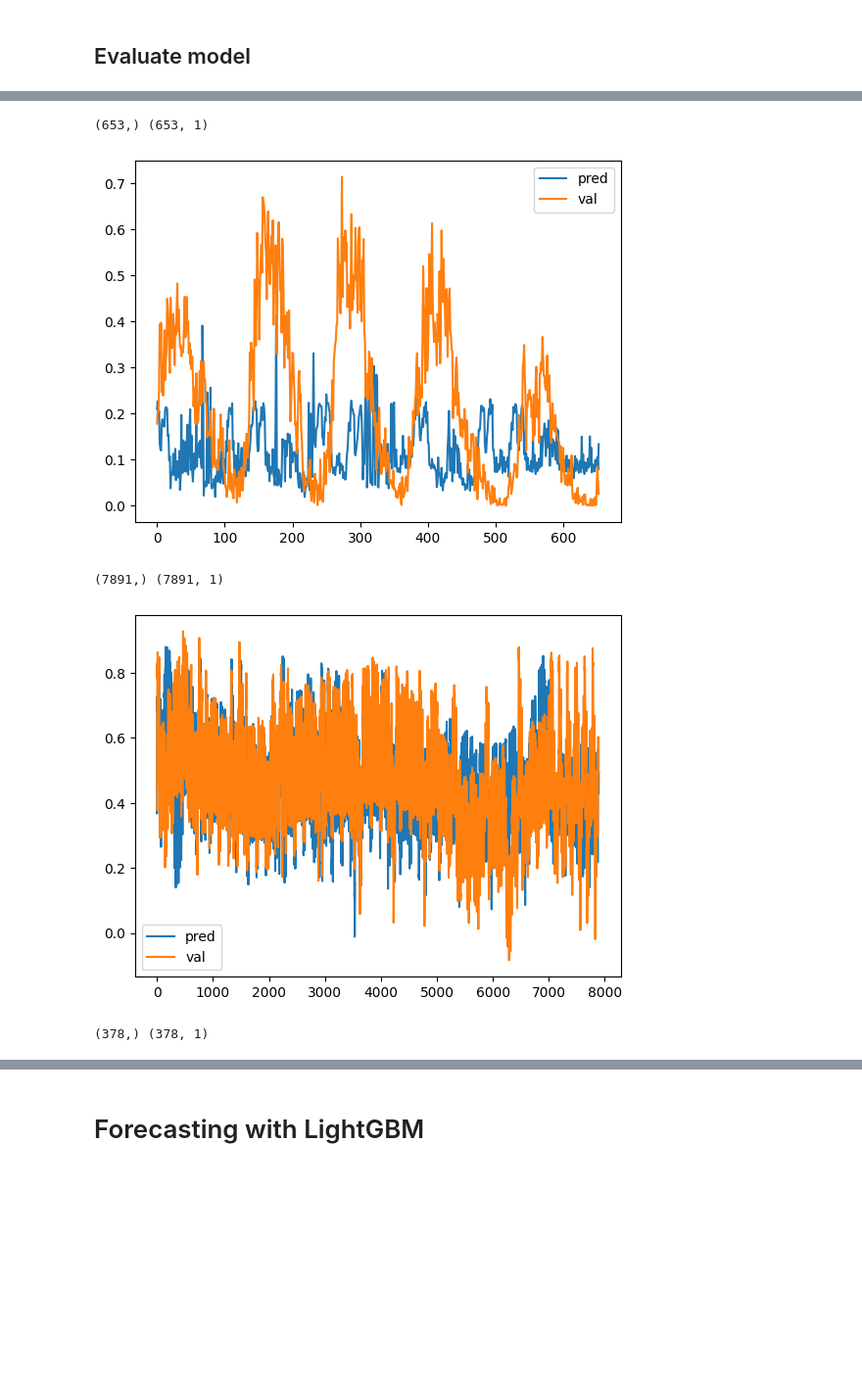
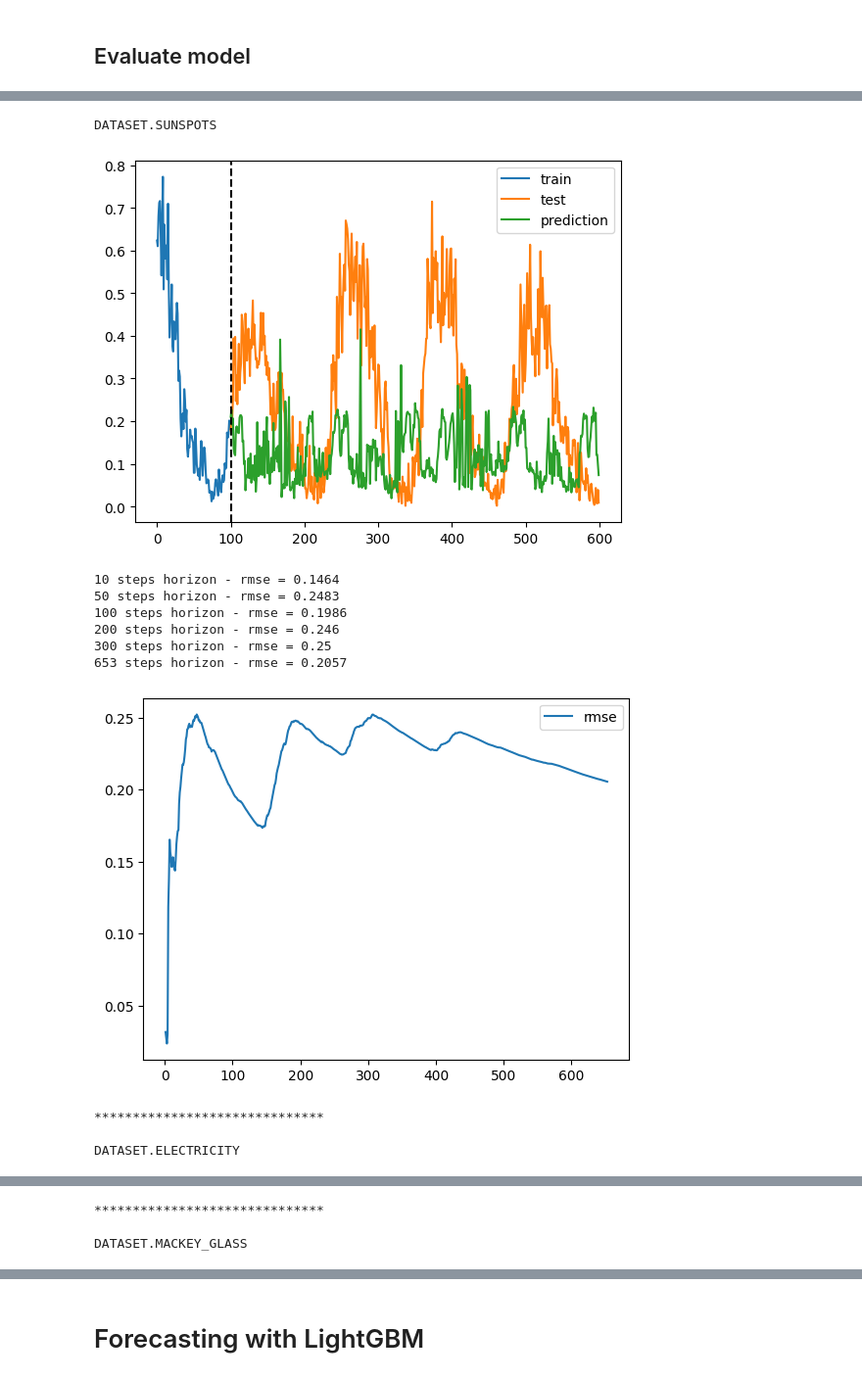
Before and after one commit to czyjtu/time-series-forecasting, a Jupyter notebook: notebooks/boosting_all_datasets.ipynb, the cells around one changed output, grey strips where cells are left out. Shown at 98% size. Cells and saved outputs as stored; diff of their text form; code cells hidden in the pictures; blank space fills up the shorter version.

```diff
--- a/notebooks/boosting_all_datasets.ipynb
+++ b/notebooks/boosting_all_datasets.ipynb
@@ -20,3 +34,15 @@ temperature = dl.DataLoader(dl.DATASET.TEMPERATURE)
+# %%
+def calculate_rmse(y_test, y_hat_test):
+    se = (y_hat_test - y_test) ** 2
+    predicted_days = np.arange(1, se.shape[0]+1)
+    rmse = np.sqrt(np.cumsum(se) / predicted_days)
+
+    for h in [10, 50, 100, 200, 300, 1000, y_test.shape[0]]:
+        if h > y_test.shape[0]:
+            continue
+        print(f"{h} steps horizon - rmse = {round(rmse[h-1], 4)}")
+
+    sns.lineplot(y=rmse, x=predicted_days, label="rmse")
 # %%
 sns.lineplot(data=sunspots.train_df, x="ds", y="y")
 sns.lineplot(data=sunspots.val_df, x="ds", y="y")
@@ -118,3 +135,20 @@ DATASET.TEMPERATURE
 (1509, 2)
 # %% [markdown]
 ## Evaluate model
+# %%
+forecasts = {}
+for dataset in datasets:
+    y_val = dataset.y_val
+    model = models[dataset.name]
+    y_pred = model.forecast(y_val)
+
+    print(dataset.name)
+
+    plot_predictions(dataset.y_train[-MAX_PLOT_TRAIN: ].flatten(), y_val[:MAX_PLOT_HORIZON].flatten(), y_pred[:MAX_PLOT_HORIZON].flatten())
+    plt.show()
+
+    calculate_rmse(y_val.flatten(), y_pred.flatten())
+    plt.show()
+    print()
+    print("*" * 30)
+    print()
@@ -121,18 +276,31 @@ DATASET.TEMPERATURE
 # %%
 forecasts = {}
-for i, dataset in enumerate(datasets):
+for dataset in datasets:
     y_val = dataset.y_val
     df_val = pd.DataFrame({"ds": dataset.y_val_df.ds})
     model = models[dataset.name]
     y_pred = model.forecast(df_val)
-    print(y_pred.shape, df_val.shape)
-    plt.plot(y_pred, label="pred")
-    plt.plot(y_val, label="val")
-    plt.legend()
+
+    print(dataset.name)
+
+    plot_predictions(dataset.y_train[-MAX_PLOT_TRAIN: ].flatten(), y_val[:MAX_PLOT_HORIZON].flatten(), y_pred[:MAX_PLOT_HORIZON].flatten())
     plt.show()
+
+    calculate_rmse(y_val.flatten(), y_pred.flatten())
+    plt.show()
+    print()
+    print("*" * 30)
+    print()
 # %% [output]
-(653,) (653, 1)
+DATASET.SUNSPOTS
-[figure, old version]
+[figure, new version]
-(7891,) (7891, 1)
+10 steps horizon - rmse = 0.1464
+50 steps horizon - rmse = 0.2483
+100 steps horizon - rmse = 0.1986
+200 steps horizon - rmse = 0.246
+300 steps horizon - rmse = 0.25
+653 steps horizon - rmse = 0.2057
-[figure, old version]
+[figure, new version]
-(378,) (378, 1)
+******************************
+
+DATASET.ELECTRICITY
@@ -139,0 +316,3 @@ for i, dataset in enumerate(datasets):
+******************************
+
+DATASET.MACKEY_GLASS
```
Also changed, not shown: parts of 29 cells of this notebook, 1 other file.
